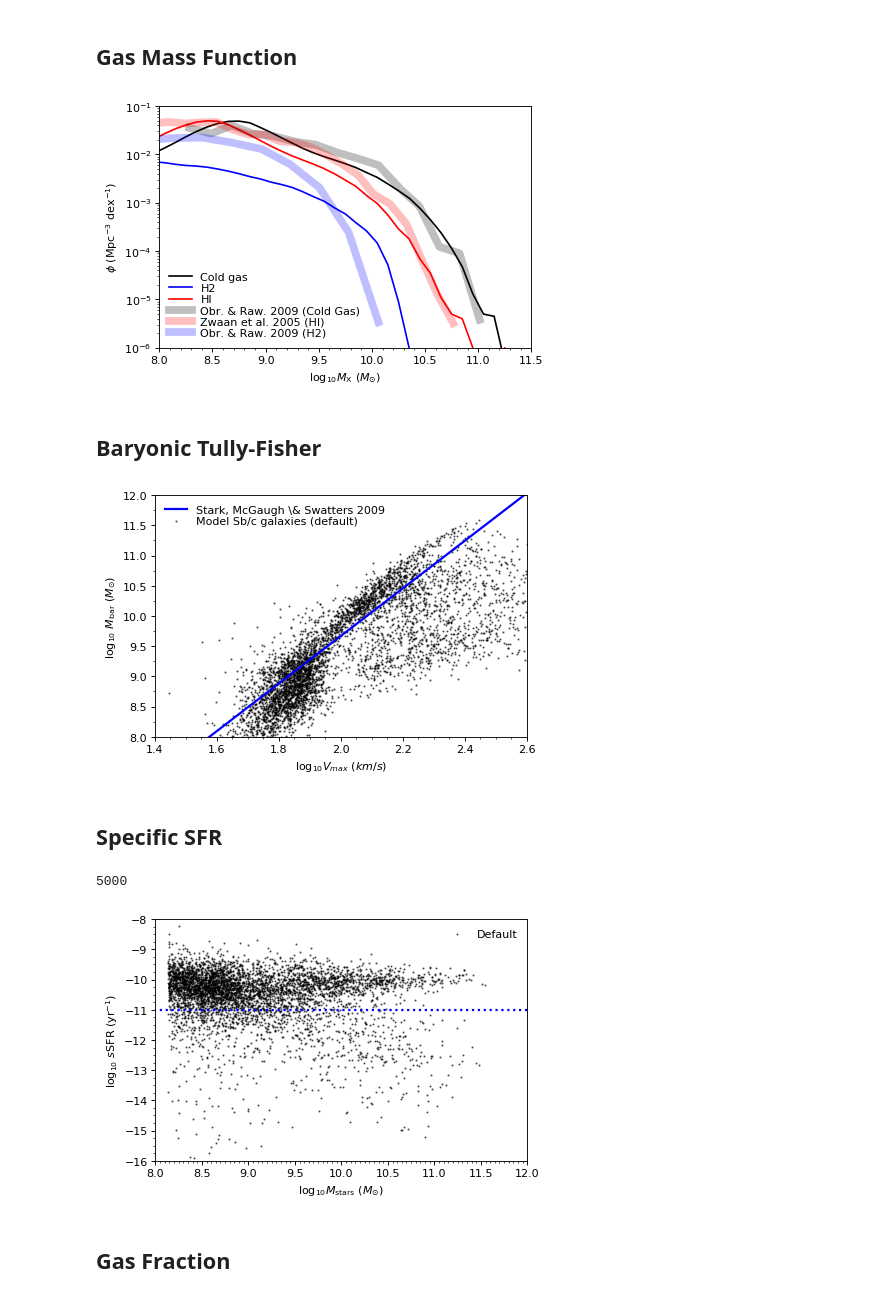
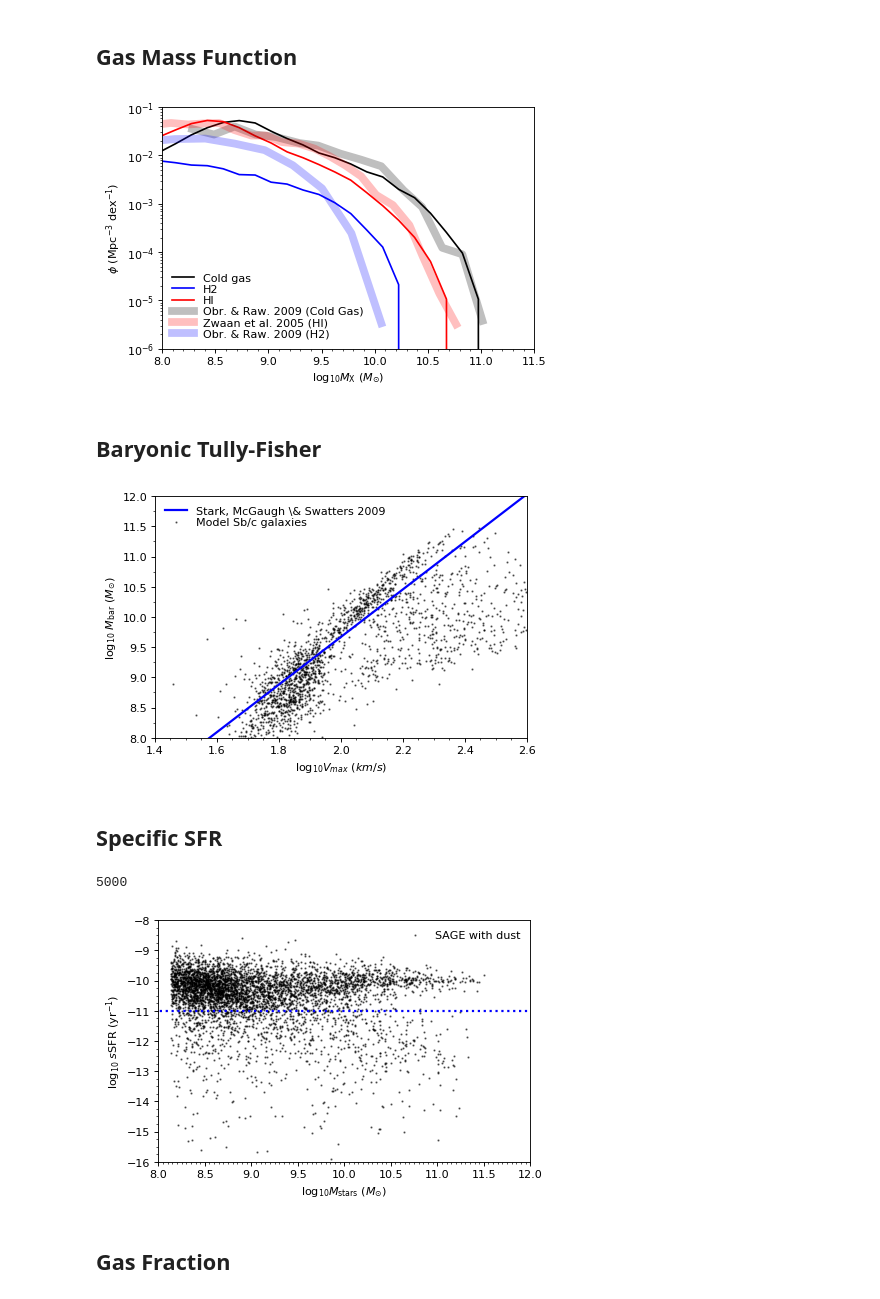
Before and after one commit to darrencroton/sage, a Jupyter notebook: analysis/allresults-new.ipynb, the cells around one changed output. Drawn from its saved outputs; the diff is of its cells as text; code cells hidden in the pictures.

```diff
--- a/analysis/allresults-new.ipynb
+++ b/analysis/allresults-new.ipynb
@@ -14,11 +11,12 @@ BoxSize = ((62.5**3) * (1/8))**(1/3)
 dilute = 5000
 sSFRcut = -11.0
 # %%
-directory = '../src/auxdata/trees/play/'
+directory = '../src/auxdata/trees/dust/'
 filename = 'model'
-redshift = [0.000]
+redshift = [0.000, 1.386, 2.070, 3.060, 4.179, 5.289, 6.197, 7.272]
 firstfile = 0
-lastfile = 0
+lastfile = 7
+MaxTreeFiles = lastfile - firstfile + 1
 # %%
 def galdtype():
 	# Define the data-type for the public version of SAGE
@@ -190,6 +188,9 @@ def galdtype2():
         ('SfrBulge'                     , np.float32),
         ('SfrDiskZ'                     , np.float32),
         ('SfrBulgeZ'                    , np.float32),
+        ('dustdotform'                  , np.float32),
+        ('dustdotgrowth'                    , np.float32),
+        ('dustdotdestruct'                    , np.float32),
         ('Sfr'                          , (np.float32, 64)),
         ('DiskRadius'                   , np.float32),
         ('Cooling'                      , np.float32),
@@ -220,12 +221,14 @@ Galdesc = galdtype2()
 #Galdesc1 = galdtype1()
 #Galdesc2 = galdtype2()
 
+G_history = [0]*len(redshift)
 for i in range(len(redshift)):
     G_snap = []
     G_snap1 = []
     G_snap2 = []
     GalsTree = []
 
+    goodfile = 0
     for k in range(firstfile, lastfile+1):
         name = (directory+filename+'_z'+f'{redshift[i]:.3f}'+'_'+f'{k}')
         G = read_one_file(name, Galdesc)
@@ -233,3 +236,5 @@ for i in range(len(redshift)):
 
     G_snap = np.array(G_snap)
     G_snap = G_snap.view(recarray)
+
+    G_history[i] = G_snap
@@ -587,12 +591,12 @@ AttributeError: 'list' object has no attribute 'StellarMass'
 plt.figure ()
 ax = plt.subplot(111)
 
-binwidth = 0.1
+binwidth = 0.15
 
-w = np.where(G_snap.ColdGas > 0.0)[0]
-mass = np.log10(G_snap.ColdGas[w] * 1.0e10 / Hubble_h)
-H2 = np.log10(G_snap.f_H2[w1] * G_snap.ColdGas[w1] * 1.0e10 / Hubble_h)
-HI = np.log10(G_snap.f_HI[w1] * G_snap.ColdGas[w1] * 1.0e10 / Hubble_h)
+w = np.where(G_history[0].ColdGas > 0.0)[0]
+mass = np.log10(G_history[0].ColdGas[w] * 1.0e10 / Hubble_h)
+H2 = np.log10(G_history[0].f_H2[w] * G_history[0].ColdGas[w] * 1.0e10 / Hubble_h)
+HI = np.log10(G_history[0].f_HI[w] * G_history[0].ColdGas[w] * 1.0e10 / Hubble_h)
 
 mi = np.floor(min(mass)) - 2
 ma = np.floor(max(mass)) + 2
@@ -690,48 +694,48 @@ leg.draw_frame(False)  # Don't want a box frame
 for t in leg.get_texts():  # Reduce the size of the text
     t.set_fontsize('medium')
 
-#plt.savefig('GMF-dust.png')
+plt.savefig('plots/GMF-mini.png')
 plt.show()
 # %% [output]
-[figure, old version]
+[figure, new version]
 # %% [markdown]
 ## Baryonic Tully-Fisher
 # %%
 seed(2222)
 plt.figure()
 ax = plt.subplot(111)
 
-w = np.where((G_snap.Type == 0) & (G_snap.StellarMass + G_snap.ColdGas > 0.0) &
-            (G_snap.BulgeMass / G_snap.StellarMass > 0.1) & (G_snap.BulgeMass / G_snap.StellarMass > 0.5))[0]
+w = np.where((G_history[0].Type == 0) & (G_history[0].StellarMass + G_history[0].ColdGas > 0.0) &
+            (G_history[0].BulgeMass / G_history[0].StellarMass > 0.1) & (G_history[0].BulgeMass / G_history[0].StellarMass > 0.5))[0]
 if(len(w) > dilute): w = sample(list(w), dilute)
-mass = np.log10((G_snap.ColdGas[w] + G_snap.StellarMass[w] )* 1.0e10 / Hubble_h)
-vel = np.log10(G_snap.Vmax[w])
+mass = np.log10((G_history[0].ColdGas[w] + G_history[0].StellarMass[w] )* 1.0e10 / Hubble_h)
+vel = np.log10(G_history[0].Vmax[w])
 
-plt.scatter(vel, mass, marker='o', s=1, c='k', alpha=0.5, label='Model Sb/c galaxies (default)')
+plt.scatter(vel, mass, marker='o', s=1, c='k', alpha=0.5, label='Model Sb/c galaxies')
 
 # overplot Stark, McGaugh & Swatters 2009 (assumes h=0.75? ... what IMF?)
 w = np.arange(0.5, 10.0, 0.5)
 TF = 3.94*w + 1.79
 plt.plot(w, TF, 'b-', lw=2.0, label='Stark, McGaugh \& Swatters 2009')
 
 plt.ylabel(r'$\log_{10}\ M_{\mathrm{bar}}\ (M_{\odot})$')
 plt.xlabel(r'$\log_{10}V_{max}\ (km/s)$')
 
 # Set the x and y axis minor ticks
 ax.xaxis.set_minor_locator(plt.MultipleLocator(0.05))
 ax.yaxis.set_minor_locator(plt.MultipleLocator(0.25))
 
 plt.axis([1.4, 2.6, 8.0, 12.0])
 
 leg = plt.legend(loc=0, numpoints=1, labelspacing=0.1)
 leg.draw_frame(False)  # Don't want a box frame
 for t in leg.get_texts():  # Reduce the size of the text
     t.set_fontsize('medium')
 
-#plt.savefig('plots/GTF-millennium.png')
+plt.savefig('plots/GTF-mini.png')
 plt.show()
 # %% [output]
-[figure, old version]
+[figure, new version]
 # %% [markdown]
 ## Specific SFR
 # %%
@@ -740,12 +744,12 @@ seed(2222)
 plt.figure()
 ax = plt.subplot(111)
 
-w = np.where(G_snap.StellarMass > 0.01)[0]
+w = np.where(G_history[0].StellarMass > 0.01)[0]
 if(len(w) > dilute): w = sample(list(w), dilute)
 print(len(w))
-mass = np.log10(G_snap.StellarMass[w] * 1.0e10 / Hubble_h)
-sSFR = np.log10( (G_snap.SfrDisk[w] + G_snap.SfrBulge[w]) / (G_snap.StellarMass[w] * 1.0e10 / Hubble_h) )
-plt.scatter(mass, sSFR, marker='o', s=1, c='k', alpha=0.5, label='Default')
+mass = np.log10(G_history[0].StellarMass[w] * 1.0e10 / Hubble_h)
+sSFR = np.log10( (G_history[0].SfrDisk[w] + G_history[0].SfrBulge[w]) / (G_history[0].StellarMass[w] * 1.0e10 / Hubble_h) )
+plt.scatter(mass, sSFR, marker='o', s=1, c='k', alpha=0.5, label='SAGE with dust')
 
 # overplot dividing line between SF and passive
 w = np.arange(7.0, 13.0, 1.0)
@@ -765,11 +769,11 @@ leg.draw_frame(False)  # Don't want a box frame
 for t in leg.get_texts():  # Reduce the size of the text
     t.set_fontsize('medium')
 
-#plt.savefig('plots/sSFR-millennium.png')
+plt.savefig('plots/sSFR-mini.png')
 plt.show()
 # %% [output]
 5000
-[figure, old version]
+[figure, new version]
 # %% [markdown]
 ## Gas Fraction
 # %%
```
Also changed, not shown: parts of 33 cells of this notebook, 1 other file.
